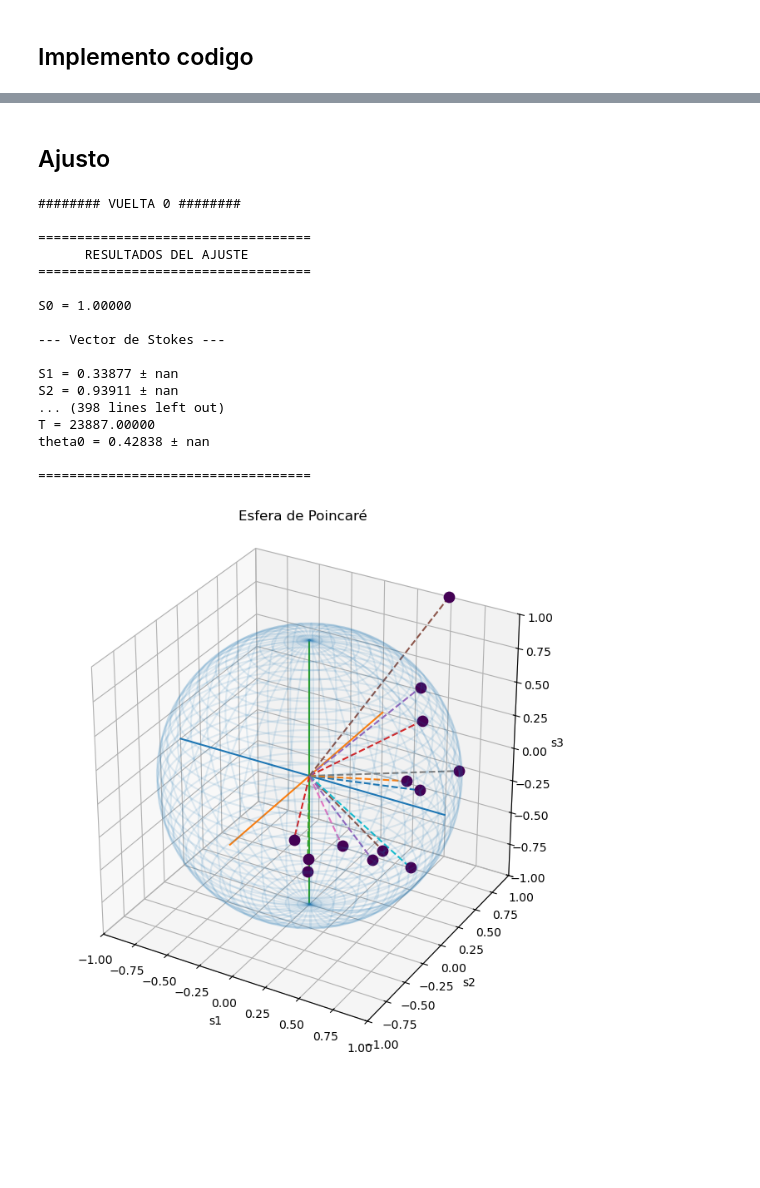
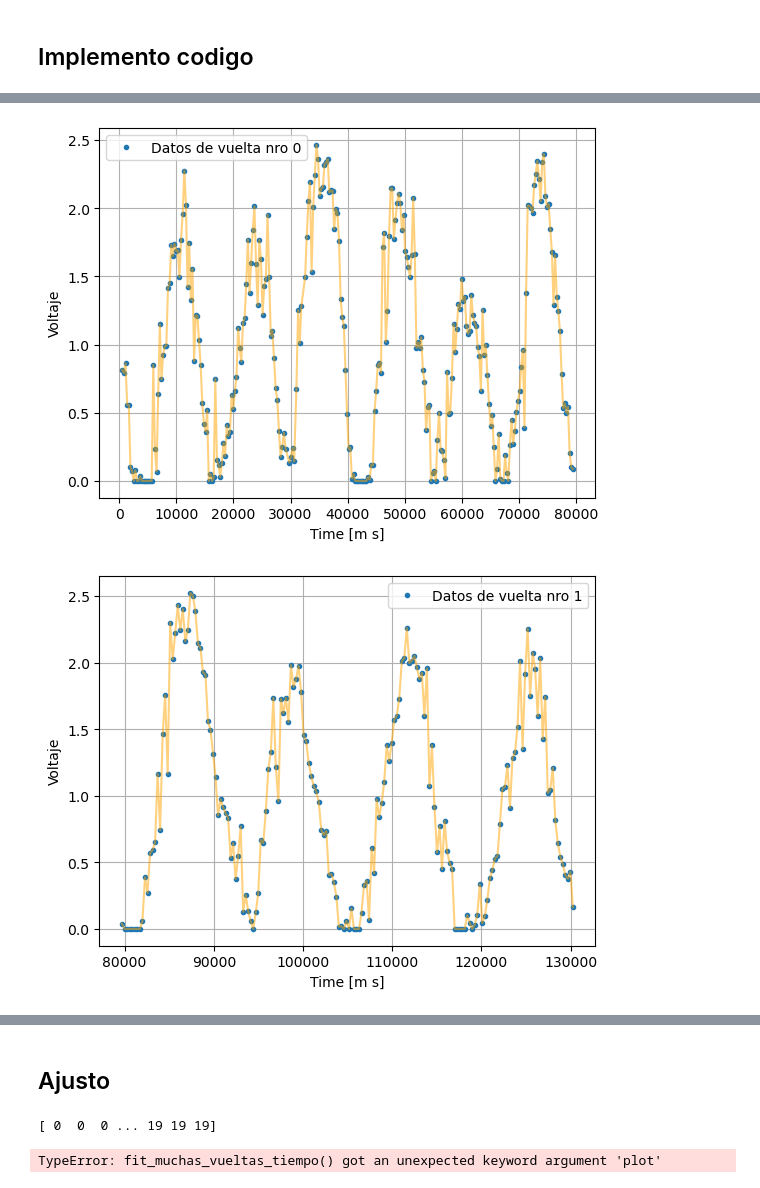
Before and after one commit to BernardoPironio/Polarimetro, a Jupyter notebook: calibracion_y_ajuste.ipynb, the cells around one changed output, grey strips where cells are left out. Saved outputs shown, nothing was run; the diff lists cells and outputs as text; code cells hidden in the pictures; blank space fills up the shorter version.

Commit message:
ajuste sistema integrado

```diff
--- a/calibracion_y_ajuste.ipynb
+++ b/calibracion_y_ajuste.ipynb
@@ -678,11 +596,0 @@ plt.plot(time_1v,voltaje_1v,"-",color="orange")
-# %%
-for i in range(0,11):
-    time_i=time[vueltas==i]
-    volt_i=voltaje[vueltas==i]
-    plt.figure()
-    plt.plot(time_i,volt_i,".",label=f"Datos de vuelta nro {i}")
-    plt.plot(time_i,volt_i,"-",color="orange",alpha=0.5)
-    plt.xlabel(r"Time [$\mu$ s]")
-    plt.ylabel("Voltaje")
-    plt.grid()
-    plt.legend()
@@ -700,0 +601,11 @@ for i in range(0,11):
+# %%
+#leo datos y defino variables
+
+medicion = pd.read_csv('Pico Code\\datos indice indicado (+600x20).csv')
+#time_us,adc_raw,iman,periodo_us
+time=np.array(medicion['t_voltaje_us'])
+voltaje=np.array(medicion['voltaje'])
+time_ticks=np.array(medicion['t_vuelta_us'])
+vueltas=np.array(medicion['vuelta'])
+tau=np.array(medicion['periodo_ms'])
+medicion.head()
@@ -700,0 +653,14 @@ for i in range(0,11):
+# %%
+for i in range(0,11):
+    time_i=time[vueltas==i]
+    volt_i=voltaje[vueltas==i]
+    plt.figure()
+    plt.plot(time_i,volt_i,".",label=f"Datos de vuelta nro {i}")
+    plt.plot(time_i,volt_i,"-",color="orange",alpha=0.5)
+    plt.xlabel(r"Time [m s]") #$\mu$
+    plt.ylabel("Voltaje")
+    plt.grid()
+    plt.legend()
+# %% [output]
+[figure, added]
+[figure, added]
@@ -701,6 +676,9 @@ for i in range(0,11):
 # %% [markdown]
 ## Ajusto
 # %%
-# vueltas=vueltas[4:]
-# time=time[4:]
-# voltaje=voltaje[4:]
+vueltas=vueltas[:-1]
+time=time[:-1]
+voltaje=voltaje[:-1]
+print(vueltas)
+# %% [output]
+[ 0  0  0 ... 19 19 19]
@@ -708,8 +700,7 @@ for i in range(0,11):
 resultados = fit_muchas_vueltas_tiempo(
     time,
     voltaje,
-    vueltas
-)
+    vueltas)
 
 for i, res in enumerate(resultados):
 
@@ -719,21 +710,4 @@ for i, res in enumerate(resultados):
 
 plot_poincare_sphere(resultados)
 # %% [output]
-######## VUELTA 0 ########
-
-===================================
-      RESULTADOS DEL AJUSTE
-===================================
-
-S0 = 1.00000
-
---- Vector de Stokes ---
-
-S1 = 0.33877 ± nan
-S2 = 0.93911 ± nan
-... (398 lines left out)
-T = 23887.00000
-theta0 = 0.42838 ± nan
-
-===================================
+TypeError: fit_muchas_vueltas_tiempo() got an unexpected keyword argument 'plot'
-[figure, removed]
```
Also changed, not shown: parts of 17 cells of this notebook, 4 other files.
